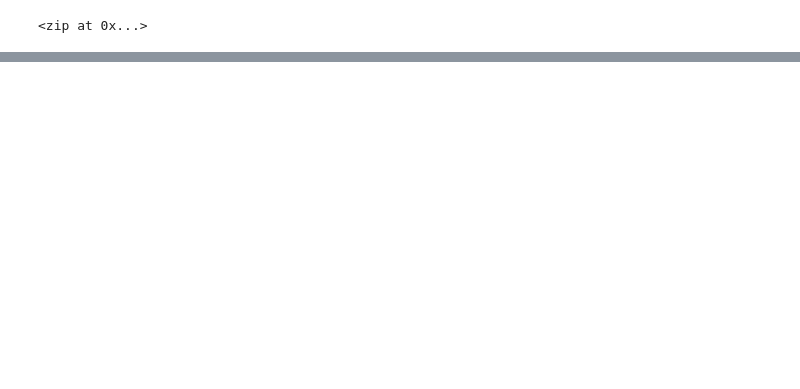
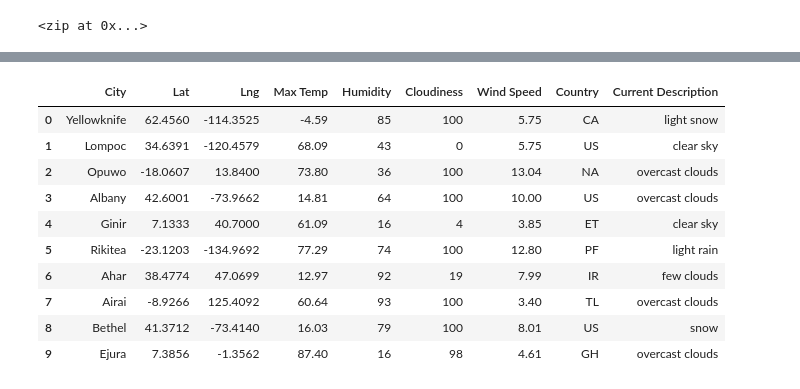
Before and after one commit to GrahamNeal13/World_Weather_Analysis, a Jupyter notebook: Weather_Database/Weather_Database.ipynb, the cells around one changed output, grey strips where cells are left out. Saved outputs shown, nothing was run; the diff lists cells and outputs as text; code cells hidden in the pictures; blank space fills up the shorter version.

```diff
--- a/Weather_Database/Weather_Database.ipynb
+++ b/Weather_Database/Weather_Database.ipynb
@@ -34,0 +134,16 @@ from config import weather_api_key
+# %%
+# Convert the array of dictionaries to a Pandas DataFrame.
+city_data_df = pd.DataFrame(city_data)
+city_data_df.head(10)
+# %% [output]
+|  | City | Lat | Lng | Max Temp | Humidity | Cloudiness | Wind Speed | Country | Current Description |
+| 0 | Yellowknife | 62.4560 | -114.3525 | -4.59 | 85 | 100 | 5.75 | CA | light snow |
+| 1 | Lompoc | 34.6391 | -120.4579 | 68.09 | 43 | 0 | 5.75 | US | clear sky |
+| 2 | Opuwo | -18.0607 | 13.8400 | 73.80 | 36 | 100 | 13.04 | NA | overcast clouds |
+| 3 | Albany | 42.6001 | -73.9662 | 14.81 | 64 | 100 | 10.00 | US | overcast clouds |
+| 4 | Ginir | 7.1333 | 40.7000 | 61.09 | 16 | 4 | 3.85 | ET | clear sky |
+| 5 | Rikitea | -23.1203 | -134.9692 | 77.29 | 74 | 100 | 12.80 | PF | light rain |
+| 6 | Ahar | 38.4774 | 47.0699 | 12.97 | 92 | 19 | 7.99 | IR | few clouds |
+| 7 | Airai | -8.9266 | 125.4092 | 60.64 | 93 | 100 | 3.40 | TL | overcast clouds |
+| 8 | Bethel | 41.3712 | -73.4140 | 16.03 | 79 | 100 | 8.01 | US | snow |
+| 9 | Ejura | 7.3856 | -1.3562 | 87.40 | 16 | 98 | 4.61 | GH | overcast clouds |
```
Also changed, not shown: parts of 6 cells of this notebook, 1 other file.
